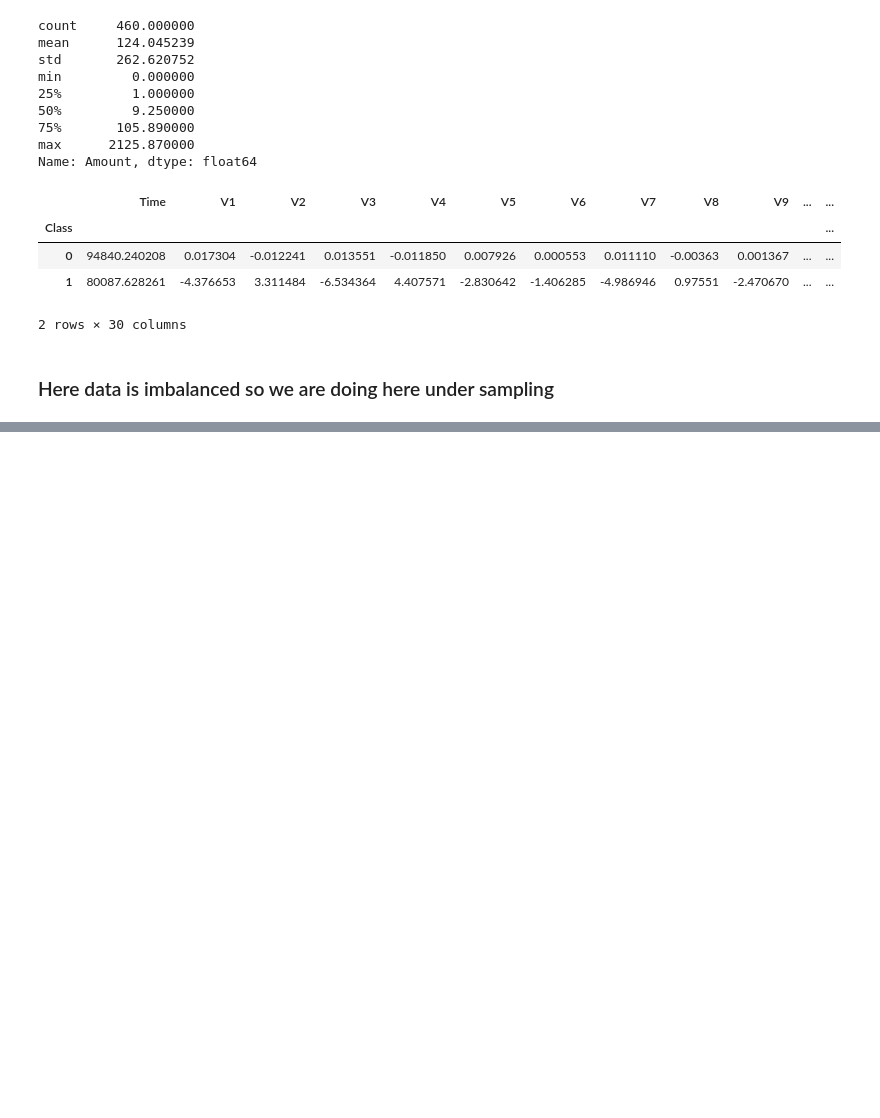
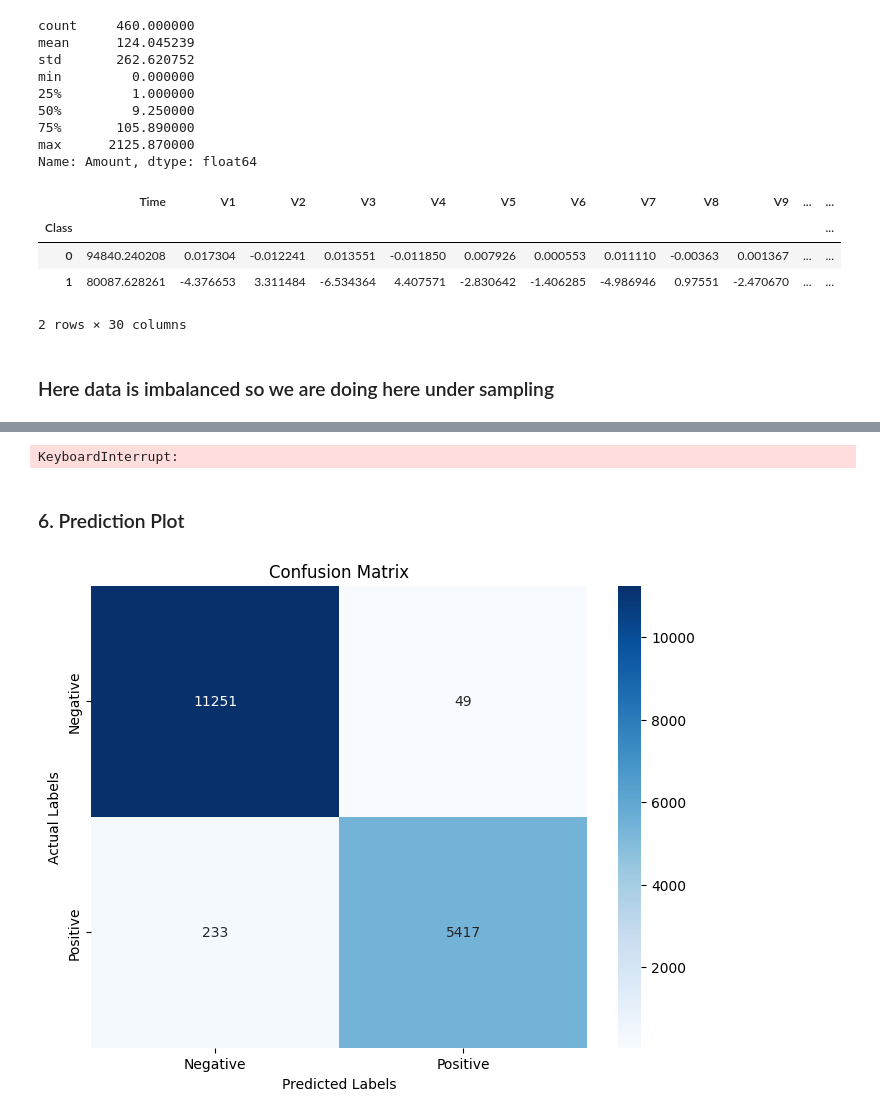
Before and after one commit to shafeeh011/ML_credit_card_fraud_detection_pipeline, a Jupyter notebook: notebooks/1 . EDA STUDENT PERFORMANCE .ipynb, the cells around one changed output, grey strips where cells are left out. Drawn from its saved outputs; the diff is of its cells as text; code cells hidden in the pictures; blank space fills up the shorter version.

```diff
--- a/notebooks/1 . EDA STUDENT PERFORMANCE .ipynb
+++ b/notebooks/1 . EDA STUDENT PERFORMANCE .ipynb
@@ -263,3 +260,5 @@ df_legit = legit.sample(len(fraud))
-# %%
-# comcatenate the fraud and df_legit
-df = pd.concat([fraud, df_legit], axis=0)
+# %%
+# split the class and feature
+df_credit_card_feature = df.drop('Class', axis=1)
+df_credit_card_class = df['Class']
+df_credit_card_class.value_counts()
@@ -292,0 +300,4 @@ df.groupby('Class').mean()
+# %%
+# train test split
+from sklearn.model_selection import train_test_split
+X_train, X_test, Y_train, Y_test = train_test_split(X_resampled, y_resampled, test_size=0.2, stratify=y_resampled, random_state=2)
@@ -292,0 +476,13 @@ df.groupby('Class').mean()
+# %%
+# Initialize the Logistic Regression model with the best hyperparameters
+model = LogisticRegression(C=10, max_iter=10000, penalty='l1', solver='liblinear')
+
+# Fit the model to the data
+model.fit(X_train, Y_train)
+
+# Make predictions on the test set
+y_pred = model.predict(X_test)
+
+# Evaluate the model
+accuracy = model.score(X_test, Y_test)
+print("Accuracy: ", accuracy)
@@ -292,0 +491,54 @@ df.groupby('Class').mean()
+# %%
+from sklearn.model_selection import GridSearchCV
+from joblib import Parallel, delayed
+
+# Define the hyperparameter grid
+param_grid = {
+    'n_estimators': [50, 100, 200],
+    'max_depth': [None, 5, 10],
+    'min_samples_split': [2, 5, 10],
+    'min_samples_leaf': [1, 5, 10],
+    'max_features': ['auto', 'sqrt', 'log2'],
+    'bootstrap': [True, False]
+}
+
+# Initialize the Random Forest model
+model = RandomForestClassifier()
+
+# Initialize GridSearchCV with parallel processing
+grid_search = GridSearchCV(model, param_grid, cv=5, scoring='accuracy', n_jobs=-1)
+
+# Fit the grid search to the data
+grid_search.fit(X_subset, y_subset)
+
+# Print the best hyperparameters and the corresponding accuracy
+print("Best Hyperparameters: ", grid_search.best_params_)
+print("Best Accuracy: ", grid_search.best_score_)
+
+# Get the best model
+best_model = grid_search.best_estimator_
+# %% [output]
+KeyboardInterrupt:
+# %% [markdown]
+### 6. Prediction Plot
+# %%
+import matplotlib.pyplot as plt
+import seaborn as sns
+from sklearn.metrics import confusion_matrix
+
+
+
+# Create a confusion matrix
+conf_mat = confusion_matrix(Y_test, y_pred)
+
+# Plot the confusion matrix
+plt.figure(figsize=(8,6))
+sns.heatmap(conf_mat, annot=True, cmap='Blues', fmt='d')
+plt.xlabel('Predicted Labels')
+plt.ylabel('Actual Labels')
+plt.title('Confusion Matrix')
+plt.xticks([0.5, 1.5], ['Negative', 'Positive'])
+plt.yticks([0.5, 1.5], ['Negative', 'Positive'])
+plt.show()
+# %% [output]
+[figure, added]
```
Also changed, not shown: parts of 23 cells of this notebook, 14 other files.
